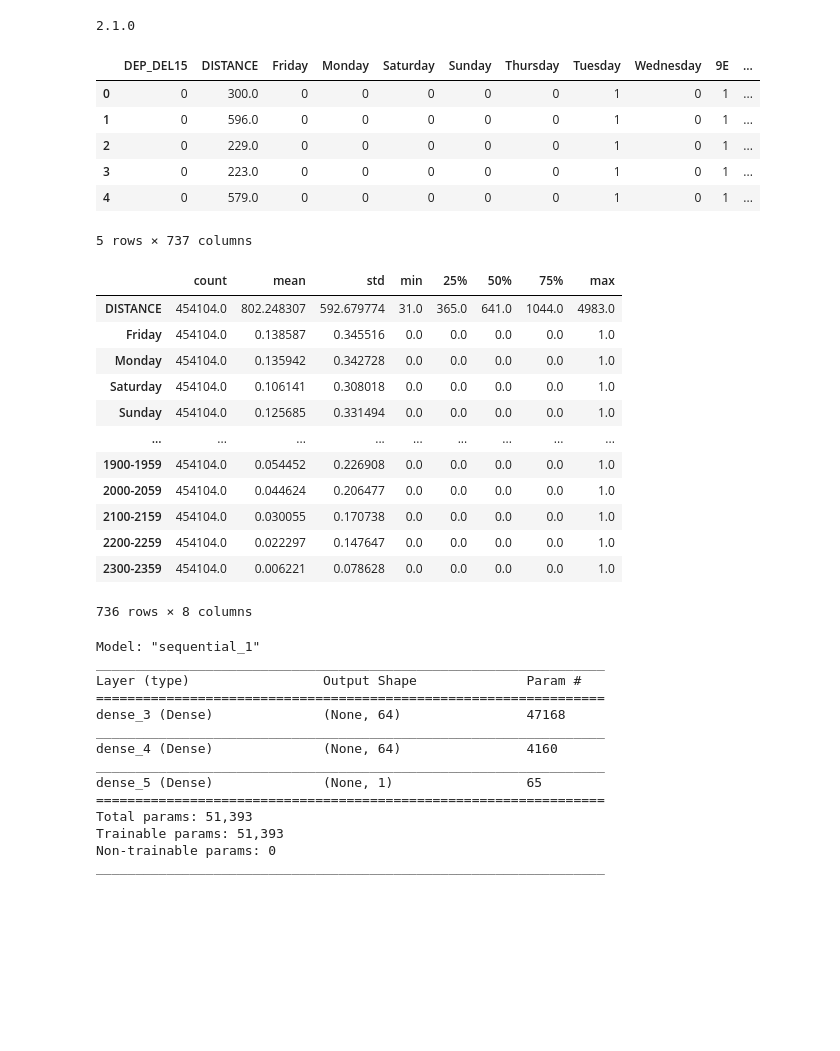
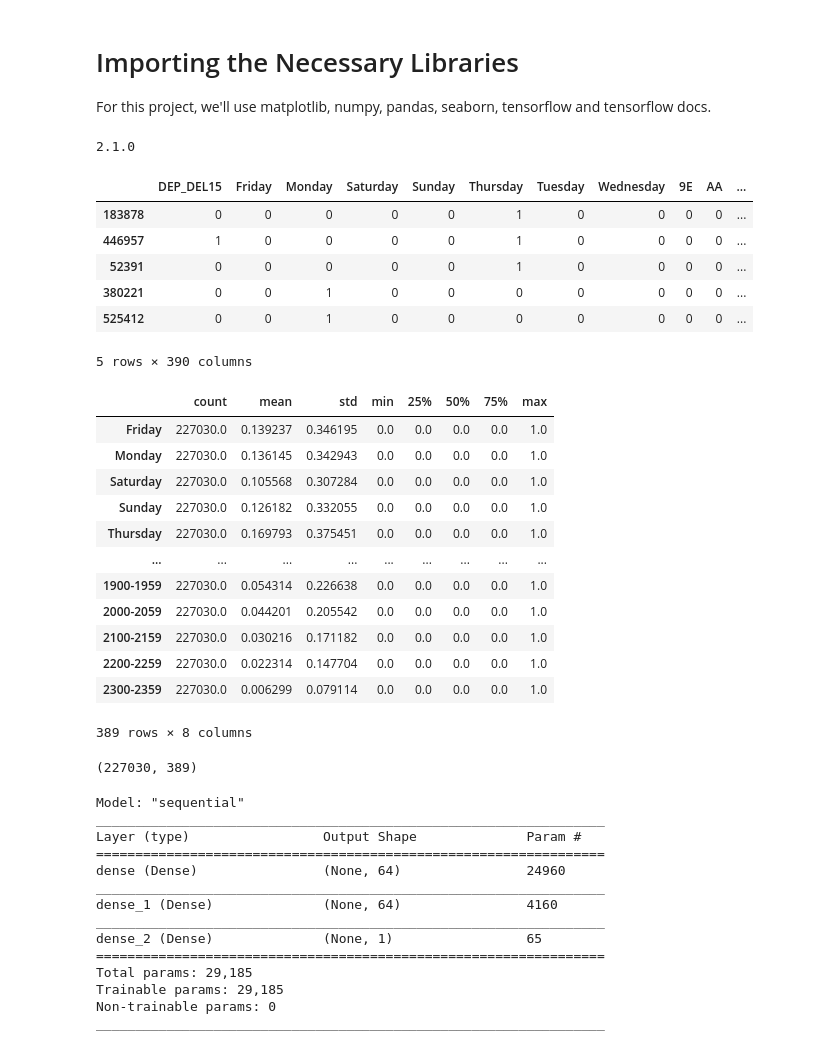
Before and after one commit to musicaljoeker/ds740-final, a Jupyter notebook: tensorflow/Predicting Flight Delays.ipynb, the cells around one changed output. Saved outputs shown, nothing was run; the diff lists cells and outputs as text; code cells hidden in the pictures; blank space fills up the shorter version.

```diff
--- a/tensorflow/Predicting Flight Delays.ipynb
+++ b/tensorflow/Predicting Flight Delays.ipynb
@@ -1,3 +1,7 @@
+# %% [markdown]
+# Importing the Necessary Libraries
+
+For this project, we'll use matplotlib, numpy, pandas, seaborn, tensorflow and tensorflow docs.
 # %%
 import os
 import pathlib
@@ -28,46 +32,50 @@ def clean_data(data):
         "DAY_OF_WEEK",
         "OP_CARRIER",
         "ORIGIN",
-        "DEST",
+#         "DEST",
         "DEP_DEL15",
         "DEP_TIME_BLK",
 #         "CANCELLED",
 #         "DIVERTED",
-        "DISTANCE"
+#         "DISTANCE"
     ]
     data = data[cols_to_keep]
 
     # removing NA values
     data = data.dropna()
 
     # converting from floats to ints
     data["DEP_DEL15"] = data["DEP_DEL15"].astype(int)
 #     data["CANCELLED"] = data["CANCELLED"].astype(int)
 #     data["DIVERTED"] = data["DIVERTED"].astype(int)
 
     # converting categorical variables
     data['DAY_OF_WEEK'] = data['DAY_OF_WEEK'].map({
         1: 'Monday', 2: 'Tuesday', 3: 'Wednesday', 4: 'Thursday', 5: 'Friday', 6: 'Saturday', 7: 'Sunday'
     })
     data = pd.get_dummies(data, prefix='', prefix_sep='')
 
     return data
 
 raw_jan19 = pd.read_csv("../data/Jan_2019_ontime.csv")
 raw_jan20 = pd.read_csv("../data/Jan_2020_ontime.csv")
 
+# trim down my data in the dataset
+raw_jan19 = raw_jan19.sample(frac=0.5,random_state=0)
+raw_jan20 = raw_jan20.sample(frac=0.5,random_state=0)
+
 cleaned_jan19 = clean_data(raw_jan19)
 cleaned_jan20 = clean_data(raw_jan20)
 
 cleaned_jan19.head()
 # %% [output]
-|  | DEP_DEL15 | DISTANCE | Friday | Monday | Saturday | Sunday | Thursday | Tuesday | Wednesday | 9E | ... |
-| 0 | 0 | 300.0 | 0 | 0 | 0 | 0 | 0 | 1 | 0 | 1 | ... |
-| 1 | 0 | 596.0 | 0 | 0 | 0 | 0 | 0 | 1 | 0 | 1 | ... |
-| 2 | 0 | 229.0 | 0 | 0 | 0 | 0 | 0 | 1 | 0 | 1 | ... |
-| 3 | 0 | 223.0 | 0 | 0 | 0 | 0 | 0 | 1 | 0 | 1 | ... |
-| 4 | 0 | 579.0 | 0 | 0 | 0 | 0 | 0 | 1 | 0 | 1 | ... |
+|  | DEP_DEL15 | Friday | Monday | Saturday | Sunday | Thursday | Tuesday | Wednesday | 9E | AA | ... |
+| 183878 | 0 | 0 | 0 | 0 | 0 | 1 | 0 | 0 | 0 | 0 | ... |
+| 446957 | 1 | 0 | 0 | 0 | 0 | 1 | 0 | 0 | 0 | 0 | ... |
+| 52391 | 0 | 0 | 0 | 0 | 0 | 1 | 0 | 0 | 0 | 0 | ... |
+| 380221 | 0 | 0 | 1 | 0 | 0 | 0 | 0 | 0 | 0 | 0 | ... |
+| 525412 | 0 | 0 | 1 | 0 | 0 | 0 | 0 | 0 | 0 | 0 | ... |
-5 rows × 737 columns
+5 rows × 390 columns
 # %%
 # separating out the training and testing sets
 train_dataset = cleaned_jan19.sample(frac=0.8,random_state=0)
@@ -80,18 +88,18 @@ train_stats = train_stats.transpose()
 train_stats
 # %% [output]
 |  | count | mean | std | min | 25% | 50% | 75% | max |
-| DISTANCE | 454104.0 | 802.248307 | 592.679774 | 31.0 | 365.0 | 641.0 | 1044.0 | 4983.0 |
-| Friday | 454104.0 | 0.138587 | 0.345516 | 0.0 | 0.0 | 0.0 | 0.0 | 1.0 |
-| Monday | 454104.0 | 0.135942 | 0.342728 | 0.0 | 0.0 | 0.0 | 0.0 | 1.0 |
-| Saturday | 454104.0 | 0.106141 | 0.308018 | 0.0 | 0.0 | 0.0 | 0.0 | 1.0 |
-| Sunday | 454104.0 | 0.125685 | 0.331494 | 0.0 | 0.0 | 0.0 | 0.0 | 1.0 |
+| Friday | 227030.0 | 0.139237 | 0.346195 | 0.0 | 0.0 | 0.0 | 0.0 | 1.0 |
+| Monday | 227030.0 | 0.136145 | 0.342943 | 0.0 | 0.0 | 0.0 | 0.0 | 1.0 |
+| Saturday | 227030.0 | 0.105568 | 0.307284 | 0.0 | 0.0 | 0.0 | 0.0 | 1.0 |
+| Sunday | 227030.0 | 0.126182 | 0.332055 | 0.0 | 0.0 | 0.0 | 0.0 | 1.0 |
+| Thursday | 227030.0 | 0.169793 | 0.375451 | 0.0 | 0.0 | 0.0 | 0.0 | 1.0 |
 | ... | ... | ... | ... | ... | ... | ... | ... | ... |
-| 1900-1959 | 454104.0 | 0.054452 | 0.226908 | 0.0 | 0.0 | 0.0 | 0.0 | 1.0 |
-| 2000-2059 | 454104.0 | 0.044624 | 0.206477 | 0.0 | 0.0 | 0.0 | 0.0 | 1.0 |
-| 2100-2159 | 454104.0 | 0.030055 | 0.170738 | 0.0 | 0.0 | 0.0 | 0.0 | 1.0 |
-| 2200-2259 | 454104.0 | 0.022297 | 0.147647 | 0.0 | 0.0 | 0.0 | 0.0 | 1.0 |
-| 2300-2359 | 454104.0 | 0.006221 | 0.078628 | 0.0 | 0.0 | 0.0 | 0.0 | 1.0 |
+| 1900-1959 | 227030.0 | 0.054314 | 0.226638 | 0.0 | 0.0 | 0.0 | 0.0 | 1.0 |
+| 2000-2059 | 227030.0 | 0.044201 | 0.205542 | 0.0 | 0.0 | 0.0 | 0.0 | 1.0 |
+| 2100-2159 | 227030.0 | 0.030216 | 0.171182 | 0.0 | 0.0 | 0.0 | 0.0 | 1.0 |
+| 2200-2259 | 227030.0 | 0.022314 | 0.147704 | 0.0 | 0.0 | 0.0 | 0.0 | 1.0 |
+| 2300-2359 | 227030.0 | 0.006299 | 0.079114 | 0.0 | 0.0 | 0.0 | 0.0 | 1.0 |
-736 rows × 8 columns
+389 rows × 8 columns
 # %%
 # separating the target values from the labels
 train_labels = train_dataset.pop("DEP_DEL15")
@@ -101,7 +109,10 @@ test_labels = test_dataset.pop("DEP_DEL15")
 def norm(x):
   return (x - train_stats['mean']) / train_stats['std']
 normed_train_data = norm(train_dataset)
+print(normed_train_data.shape)
 normed_test_data = norm(test_dataset)
+# %% [output]
+(227030, 389)
 # %%
 # building the model
 def build_model():
@@ -122,18 +133,18 @@ model = build_model()
 # %%
 model.summary()
 # %% [output]
-Model: "sequential_1"
+Model: "sequential"
 _________________________________________________________________
 Layer (type)                 Output Shape              Param #
 =================================================================
-dense_3 (Dense)              (None, 64)                47168
+dense (Dense)                (None, 64)                24960
 _________________________________________________________________
-dense_4 (Dense)              (None, 64)                4160
+dense_1 (Dense)              (None, 64)                4160
 _________________________________________________________________
-dense_5 (Dense)              (None, 1)                 65
+dense_2 (Dense)              (None, 1)                 65
 =================================================================
-Total params: 51,393
-Trainable params: 51,393
+Total params: 29,185
+Trainable params: 29,185
 Non-trainable params: 0
 _________________________________________________________________
 # %%
```
Also changed, not shown: parts of 7 cells of this notebook.
